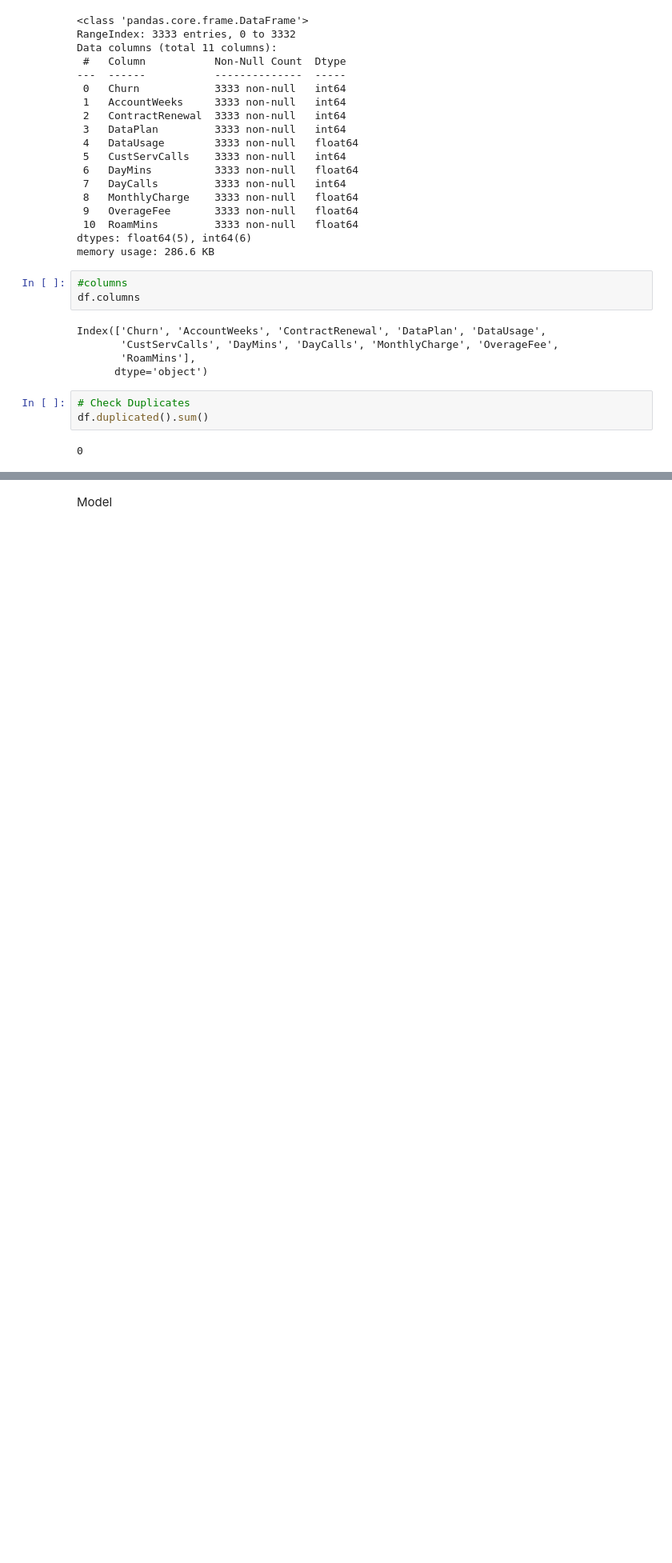
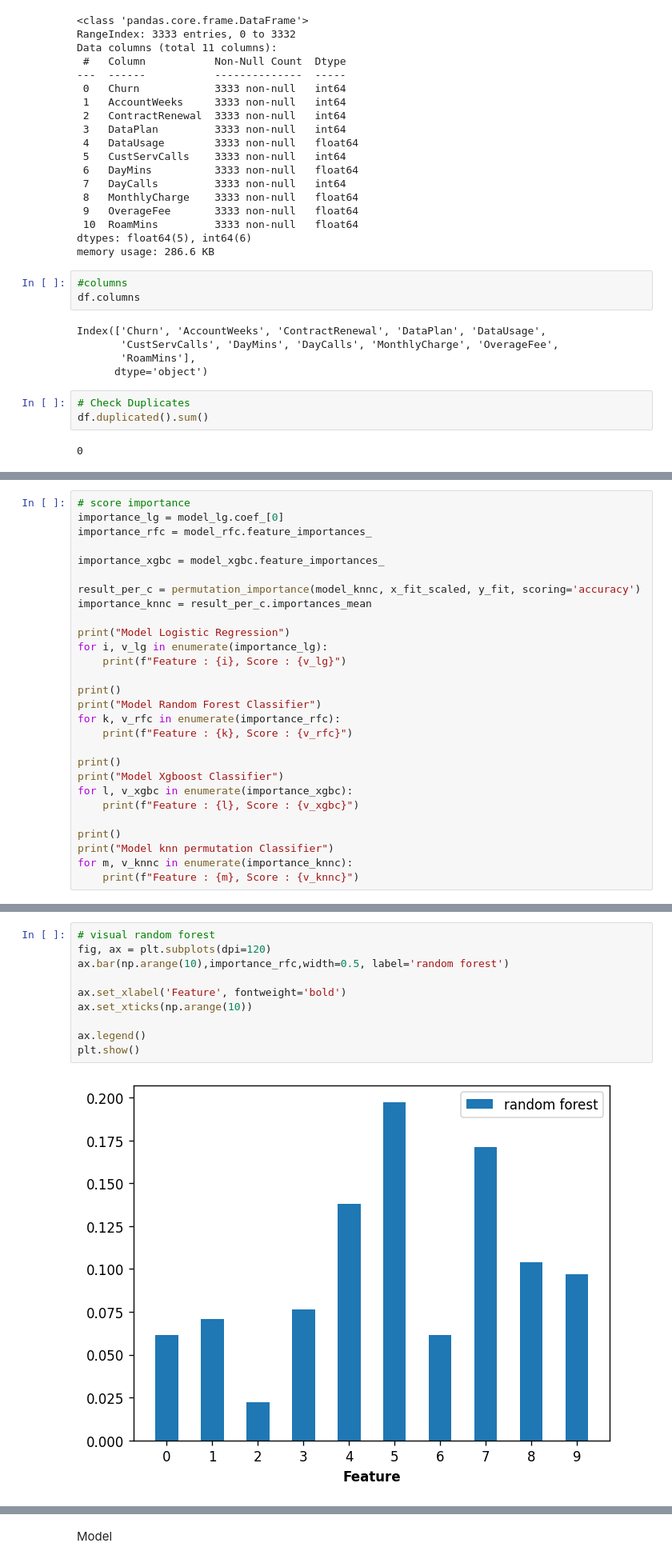
Before and after one commit to yusufkamal-ok/classification-churn, a Jupyter notebook: classification.ipynb, the cells around one changed output, grey strips where cells are left out. Shown: that part at 80% size. Drawn from its saved outputs; the diff is of its cells as text; blank space fills up the shorter version.

```diff
--- a/classification.ipynb
+++ b/classification.ipynb
@@ -109,0 +134,28 @@ Text(0.5, 1.0, 'korelasi')
+# %%
+# score importance
+importance_lg = model_lg.coef_[0]
+importance_rfc = model_rfc.feature_importances_
+
+importance_xgbc = model_xgbc.feature_importances_
+
+result_per_c = permutation_importance(model_knnc, x_fit_scaled, y_fit, scoring='accuracy')
+importance_knnc = result_per_c.importances_mean
+
+print("Model Logistic Regression")
+for i, v_lg in enumerate(importance_lg):
+    print(f"Feature : {i}, Score : {v_lg}")
+
+print()
+print("Model Random Forest Classifier")
+for k, v_rfc in enumerate(importance_rfc):
+    print(f"Feature : {k}, Score : {v_rfc}")
+
+print()
+print("Model Xgboost Classifier")
+for l, v_xgbc in enumerate(importance_xgbc):
+    print(f"Feature : {l}, Score : {v_xgbc}")
+
+print()
+print("Model knn permutation Classifier")
+for m, v_knnc in enumerate(importance_knnc):
+    print(f"Feature : {m}, Score : {v_knnc}")
@@ -109,0 +209,12 @@ Text(0.5, 1.0, 'korelasi')
+# %%
+# visual random forest
+fig, ax = plt.subplots(dpi=120)
+ax.bar(np.arange(10),importance_rfc,width=0.5, label='random forest')
+
+ax.set_xlabel('Feature', fontweight='bold')
+ax.set_xticks(np.arange(10))
+
+ax.legend()
+plt.show()
+# %% [output]
+[figure, added]
```
Also changed, not shown: parts of 28 cells of this notebook, 1 other file.
